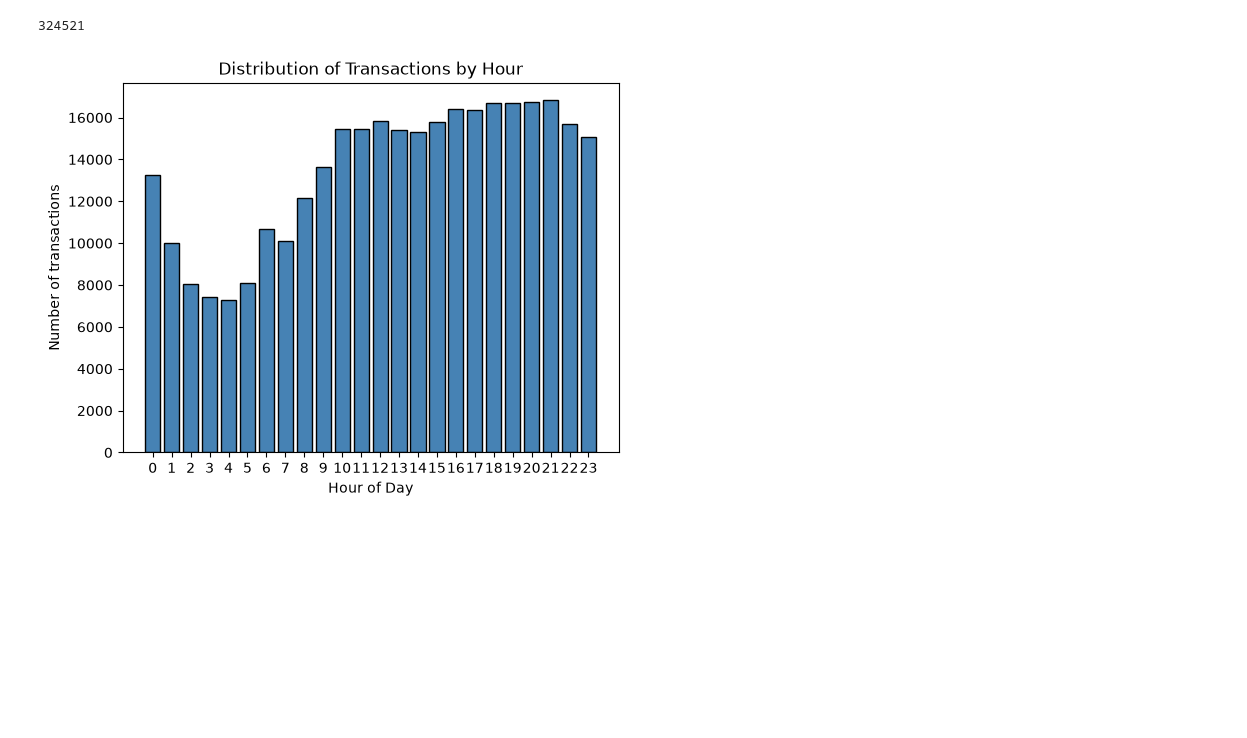
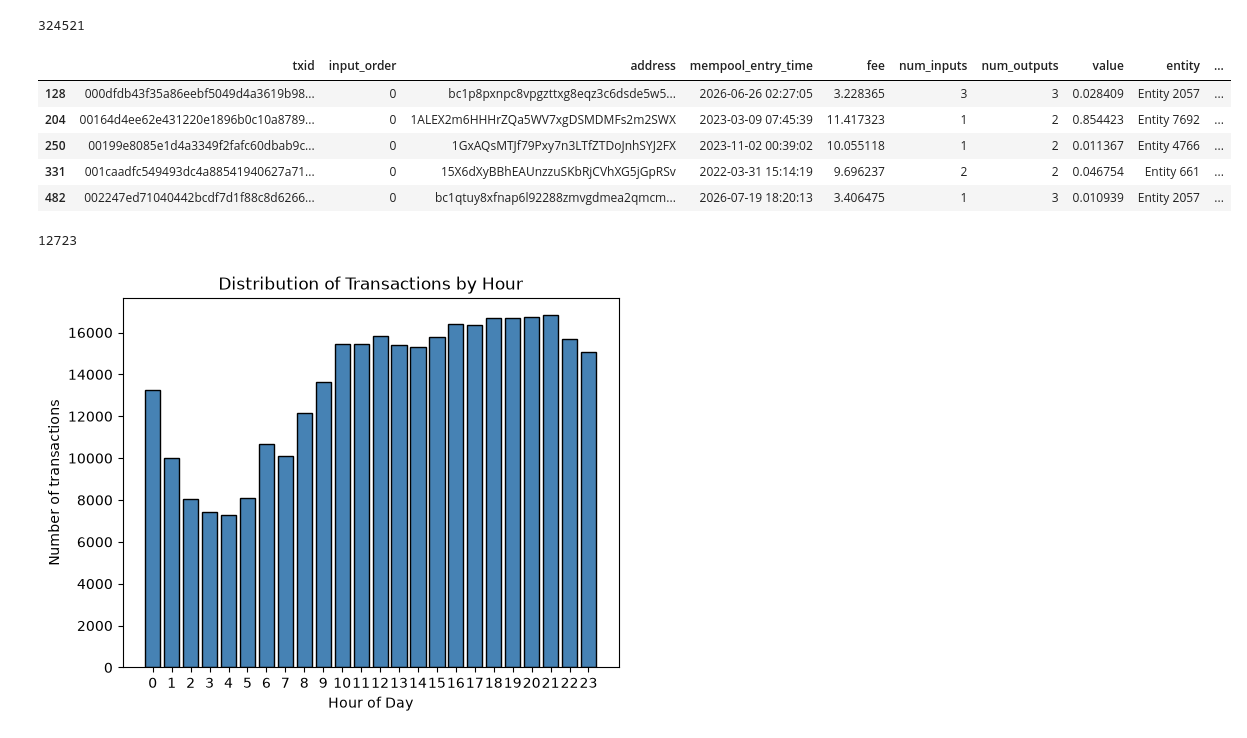
Before and after one commit to MatejDuk/btc_timezone_analysis, a Jupyter notebook: data_preprocessing/data_preprocessing.ipynb, the cells around one changed output. Cells and saved outputs as stored; diff of their text form; code cells hidden in the pictures; blank space fills up the shorter version.

```diff
--- a/data_preprocessing/data_preprocessing.ipynb
+++ b/data_preprocessing/data_preprocessing.ipynb
@@ -114,6 +114,19 @@ db_final.head()
 len(db_final)
 # %% [output]
 324521
+# %%
+db_final[db_final["mempool_entry_time"] >= "2022-02-27 21:09:19"].head()
+# %% [output]
+|  | txid | input_order | address | mempool_entry_time | fee | num_inputs | num_outputs | value | entity | ... |
+| 128 | 000dfdb43f35a86eebf5049d4a3619b98... | 0 | bc1p8pxnpc8vpgzttxg8eqz3c6dsde5w5... | 2026-06-26 02:27:05 | 3.228365 | 3 | 3 | 0.028409 | Entity 2057 | ... |
+| 204 | 00164d4ee62e431220e1896b0c10a8789... | 0 | 1ALEX2m6HHHrZQa5WV7xgDSMDMFs2m2SWX | 2023-03-09 07:45:39 | 11.417323 | 1 | 2 | 0.854423 | Entity 7692 | ... |
+| 250 | 00199e8085e1d4a3349f2fafc60dbab9c... | 0 | 1GxAQsMTJf79Pxy7n3LTfZTDoJnhSYJ2FX | 2023-11-02 00:39:02 | 10.055118 | 1 | 2 | 0.011367 | Entity 4766 | ... |
+| 331 | 001caadfc549493dc4a88541940627a71... | 0 | 15X6dXyBBhEAUnzzuSKbRjCVhXG5jGpRSv | 2022-03-31 15:14:19 | 9.696237 | 2 | 2 | 0.046754 | Entity 661 | ... |
+| 482 | 002247ed71040442bcdf7d1f88c8d6266... | 0 | bc1qtuy8xfnap6l92288zmvgdmea2qmcm... | 2026-07-19 18:20:13 | 3.406475 | 1 | 3 | 0.010939 | Entity 2057 | ... |
+# %%
+len(db_final[db_final["mempool_entry_time"] >= "2022-02-27 21:09:19"])
+# %% [output]
+12723
 # %%
 #General  graph of transaction activity tranformed to UTC +0:00
 counts, bins, patches = plt.hist(db_final["time_adjusted"].dt.hour, bins=np.arange(25),
```
Also changed, not shown: parts of 12 cells of this notebook, 11 other files.
